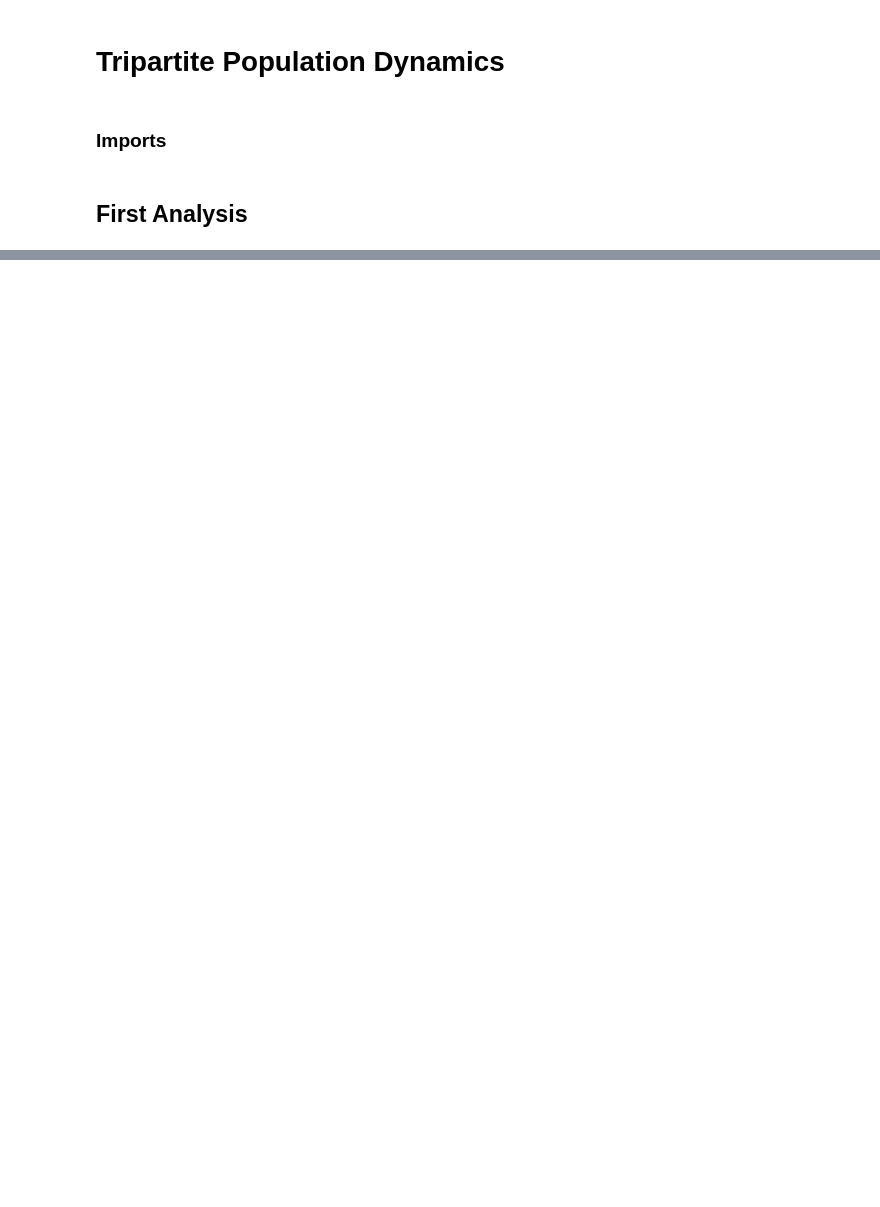
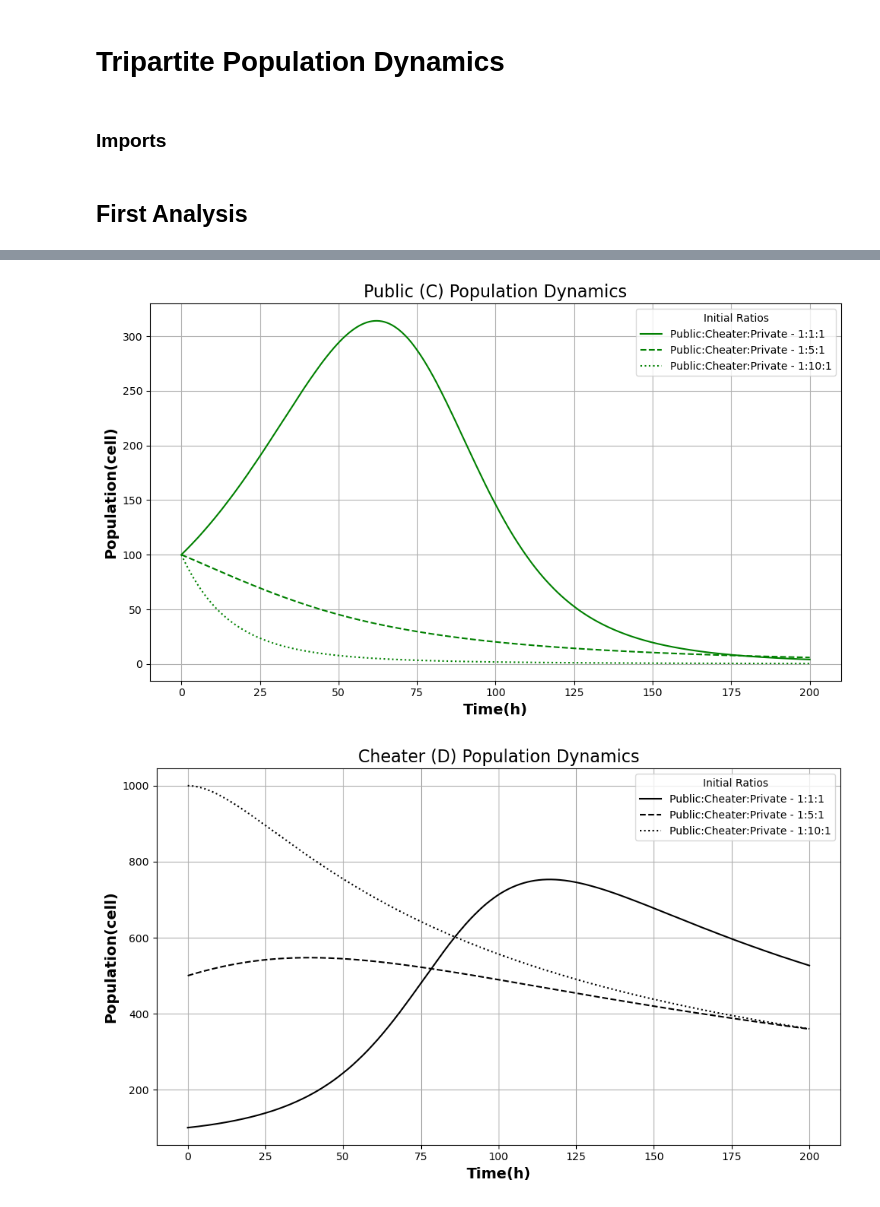
Before and after one commit to Computational-Biology-Aachen/FightClub, a Jupyter notebook: main.ipynb, the cells around one changed output, grey strips where cells are left out. Saved outputs shown, nothing was run; the diff lists cells and outputs as text; code cells hidden in the pictures; blank space fills up the shorter version.

```diff
--- a/main.ipynb
+++ b/main.ipynb
@@ -28,0 +106,6 @@ plt.savefig("output/figures/fig1.png", dpi=300)
+# %%
+t_updated = np.linspace(0, 200, 1000)
+simulate_population(t_updated, ratios, colors, line_styles, parameters, save_name_suffix="cheater_ra")
+# %% [output]
+[figure, added]
+[figure, added]
```
Also changed, not shown: parts of 17 cells of this notebook, 5 other files.
